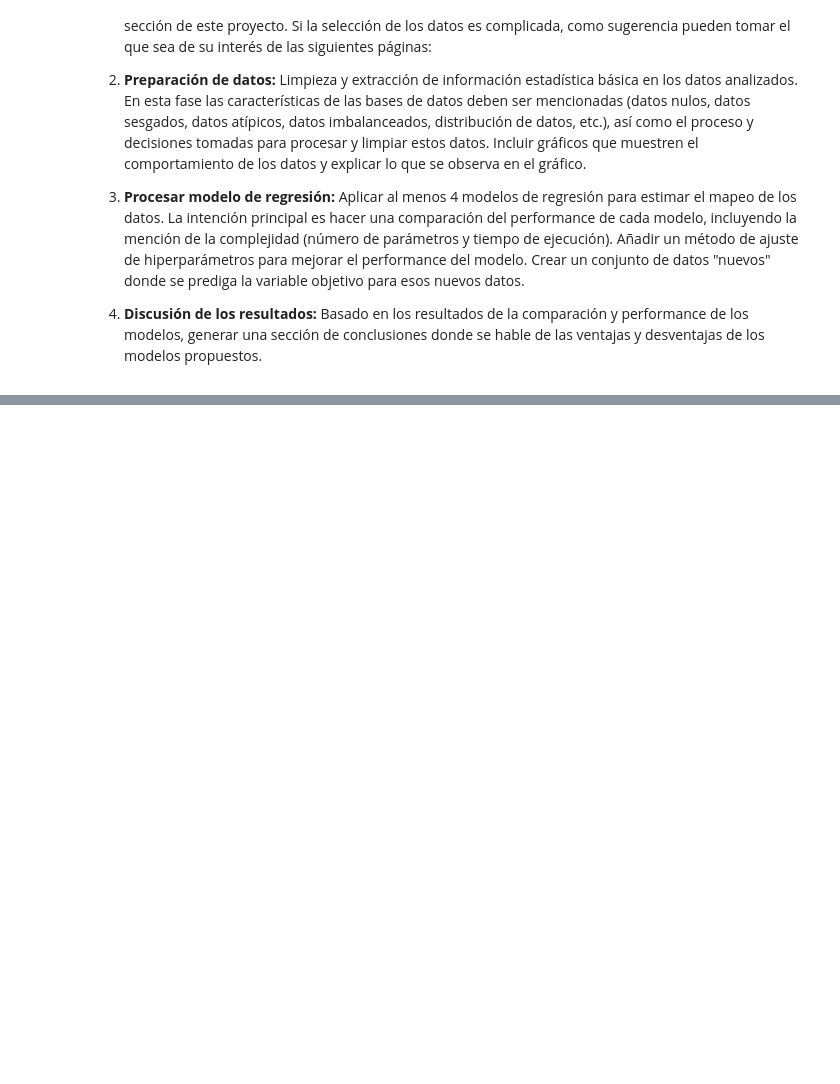
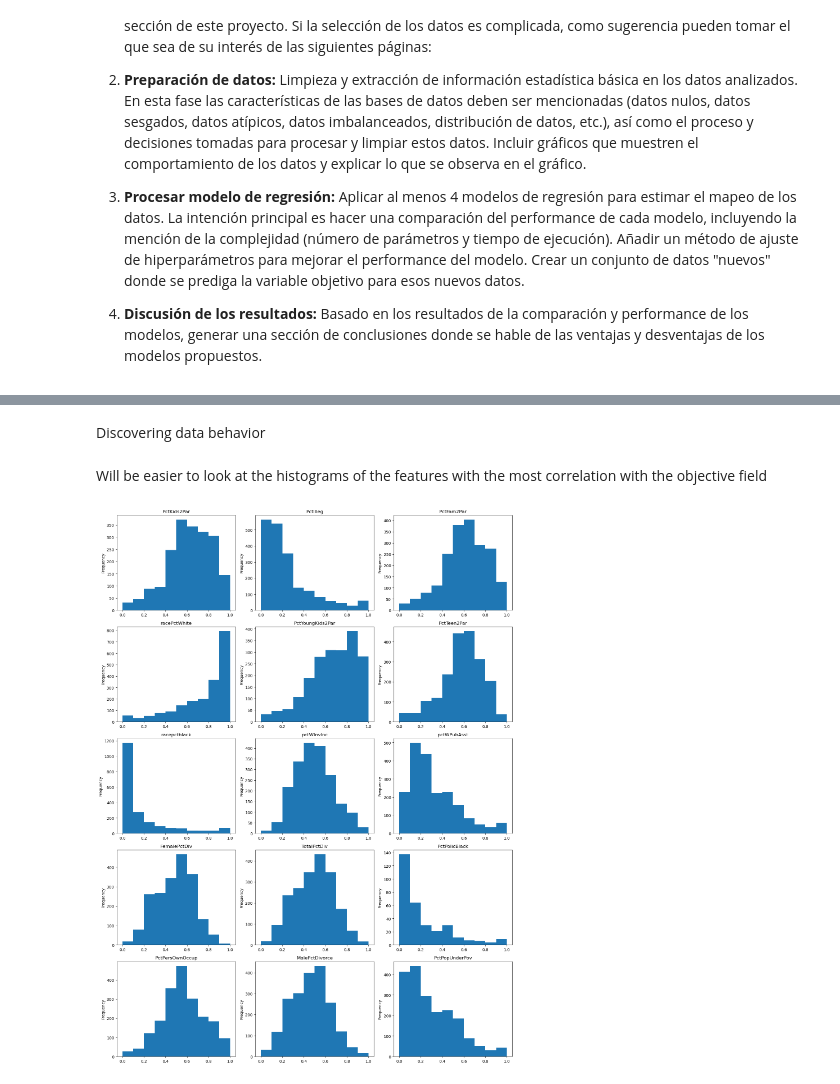
Before and after one commit to octaviodiego78/data-modeling-proyect, a Jupyter notebook: regression/crimePrediction.ipynb, the cells around one changed output, grey strips where cells are left out. Cells and saved outputs as stored; diff of their text form; code cells hidden in the pictures; blank space fills up the shorter version.

```diff
--- a/regression/crimePrediction.ipynb
+++ b/regression/crimePrediction.ipynb
@@ -37,0 +67,10 @@ df.head(5)
+# %%
+#Converting object columns to their correct type
+colsWithErrors = []
+for col in [col for col in df.columns if col not in ('state','county','community','communityname','fold')]:
+    try:
+        df[col] = df[col].astype('float64')
+
+    except Exception as e:
+        colsWithErrors.append(col)
+        print(f"Column - {col} had the following problem: {e}")
@@ -37,0 +95,5 @@ df.head(5)
+# %%
+df.replace({"?":np.nan},inplace=True)
+# %%
+for col in colsWithErrors:
+    df[col] = df[col].astype('float64')
@@ -37,0 +125,2 @@ df.head(5)
+# %% [markdown]
+Discovering data behavior
@@ -37,0 +152,35 @@ df.head(5)
+# %% [markdown]
+Will be easier to look at the histograms of the features with the most correlation with the objective field
+# %%
+mostCorrelated = pd.DataFrame(abs(df.corr(numeric_only=True)
+                 ['ViolentCrimesPerPop']).sort_values(ascending=False)[1:16] #First 14 features
+                 ).index
+
+
+numerical_cols = df[mostCorrelated].select_dtypes(include=['number']).columns
+
+# Calculate the number of rows and columns needed for the grid
+num_features = len(numerical_cols)
+num_rows = (num_features - 1) // 3 + 1
+num_cols = min(num_features, 3)
+
+# Create subplots
+fig, axes = plt.subplots(num_rows, num_cols, figsize=(15, num_rows * 4))  # Adjust the figsize as needed
+
+# Flatten the 2D array of subplots
+axes = axes.flatten()
+
+# Plot histograms for each column
+for i, col in enumerate(numerical_cols):
+    ax = axes[i]
+    df[col].plot(kind='hist', ax=ax, bins=10)  # Adjust the number of bins as needed
+    ax.set_title(col)
+
+# Remove any empty subplots if the number of features is not a multiple of 3
+for i in range(num_features, num_rows * num_cols):
+    fig.delaxes(axes[i])
+
+plt.tight_layout()
+plt.show()
+# %% [output]
+[figure, added]
```
Also changed, not shown: parts of 11 cells of this notebook.
